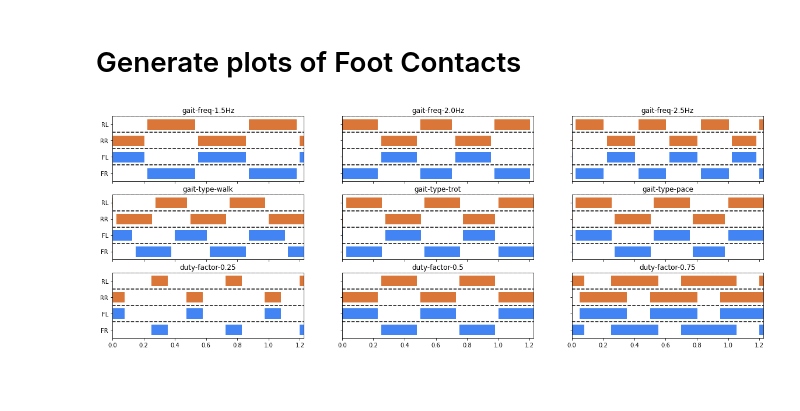
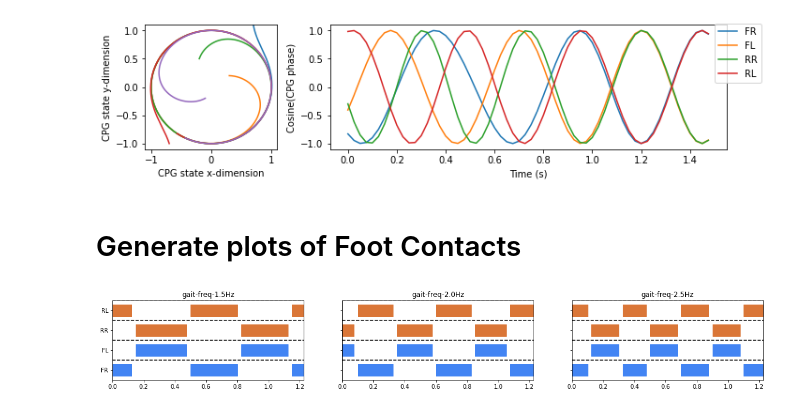
Before and after one commit to mcx-lab/rl-baselines3-zoo, a Jupyter notebook: notebooks/test_phase_cpg.ipynb, the cells around one changed output. Cells and saved outputs as stored; diff of their text form; code cells hidden in the pictures; blank space fills up the shorter version.

Commit message:
Update CPG plots

```diff
--- a/notebooks/test_phase_cpg.ipynb
+++ b/notebooks/test_phase_cpg.ipynb
@@ -70,3 +88,39 @@ plt.legend()
+# %%
+trajectories = []
+initial_states = (
+    np.array([0.7, 1.1]),
+    np.array([0.3, 0.2]),
+    np.array([-0.2, 0.5]),
+    np.array([-0.7, -1.0]),
+    np.array([-0.1, -0.2])
+)
+
+for i in range(5):
+    _, state_history = generate_state_history(initial_states[i], dt = 0.001, n_timesteps=1000)
+    trajectories.append(state_history)
+
+four_initial_state = np.random.uniform(-1.2, 1.2, size=(4,2))
+time, all_phase_history = generate_all_phase_history(four_initial_state, 'trot', 2.0, 0.5, n_timesteps=60)
+
+fig, ax = plt.subplots(1,2, figsize=(10.0,2.6), gridspec_kw={'width_ratios': [1,3]})
+# Plot single CPG limit cycle
+ax[0].set_xlabel('CPG state x-dimension')
+ax[0].set_xlim(-1.1, 1.1)
+ax[0].set_ylabel('CPG state y-dimension')
+ax[0].set_ylim(-1.1, 1.1)
+for i, t in enumerate(trajectories):
+    ax[0].plot(t[:,0], t[:,1])
+
+# Plot phase synchronization of multiple CPGs
+ax[1].set_ylabel('Cosine(CPG phase)')
+ax[1].set_xlabel('Time (s)')
+ax[1].set_ylim(-1.1, 1.1)
+for j in range(4):
+    ax[1].plot(time, all_phase_history[:,j], label=foot_names[j])
+ax[1].legend(bbox_to_anchor=(1.1, 1.05))
+fig.tight_layout()
+# %% [output]
+[figure, added]
 # %% [markdown]
 # Generate plots of Foot Contacts
 # %%
@@ -121,64 +175,41 @@ def generate_foot_contacts(
     return time, foot_contacts
 # %%
 vary_freq_foot_contacts = []
-vary_gait_foot_contacts = []
-vary_duty_foot_contacts = []
-gait_names = ('walk', 'trot', 'pace')
 gait_freqs = (1.5, 2.0, 2.5)
-duty_factors = (0.25, 0.5, 0.75)
 
 for gf in gait_freqs:
     _, f = generate_foot_contacts('trot', gf, 0.5, n_timesteps = 50)
     name = f"gait-freq-{gf}Hz"
     vary_freq_foot_contacts.append((name, f))
-
-for gn in gait_names:
-    _, f = generate_foot_contacts(gn, 2.0, 0.5, n_timesteps = 50)
-    name = f"gait-type-{gn}"
-    vary_gait_foot_contacts.append((name, f))
-
-for df in duty_factors:
-    _, f = generate_foot_contacts('trot', 2.0, df, n_timesteps = 50)
-    name = f"duty-factor-{df}"
-    vary_duty_foot_contacts.append((name, f))
-
 time = _
 # %%
 import matplotlib.pyplot as plt
 
 google_blue = (66 / 256, 133 / 256, 244 / 256, 1)
 google_orange = (219 / 256, 118 / 256, 55 / 256, 1)
 
 foot_names = ['FR', 'FL', 'RR', 'RL']
 foot_colors = [google_blue, google_blue, google_orange, google_orange]
 
 def plot_foot_contacts(ax, time, foot_contacts, title):
 
     ax.set_yticks([0,1,2,3])
     ax.set_yticklabels(foot_names)
     for i in range(4):
         # Select timesteps where foot is on ground
         ground_idx = foot_contacts[:,i] == 1
-        foot_time = time[ground_idx]
-        foot_fc = (i+1,) * foot_time.shape[0] # foot_names[i] * foot_time.shape[0]
-
-        # ax.scatter(foot_time, foot_fc)
         ax.set_title(title)
         ax.axhline(y=i+0.5, color='black', linestyle='--')
         ax.fill_between(time, i-0.3, i+0.3, where=ground_idx, color = foot_colors[i])
 
 
+fig, ax = plt.subplots(1, 3, figsize=(20, 2.5), sharey=True, sharex=True)
+# ax[0,0].set_yticks(foot_names)
+ax[0].set_ylim(-0.5, 3.5)
+ax[0].set_xlim(0, time[-1])
+for i, (name, fc) in enumerate(vary_freq_foot_contacts):
+    plot_foot_contacts(ax[i], time, fc, title = name)
 
-fig, ax = plt.subplots(3, 3, figsize=(20, 7), sharey=True, sharex=True)
-# ax[0,0].set_yticks(foot_names)
-ax[0,0].set_ylim(-0.5, 3.5)
-ax[0,0].set_xlim(0, time[-1])
-for i, (name, fc) in enumerate(vary_freq_foot_contacts):
-    plot_foot_contacts(ax[0,i], time, fc, title = name)
-for i, (name, fc) in enumerate(vary_gait_foot_contacts):
-    plot_foot_contacts(ax[1,i], time, fc, title = name)
-for i, (name, fc) in enumerate(vary_duty_foot_contacts):
-    plot_foot_contacts(ax[2,i], time, fc, title = name)
 fig.show()
 # %% [output]
-[figure, old version]
+[figure, new version]
```
Also changed, not shown: parts of 2 cells of this notebook.
